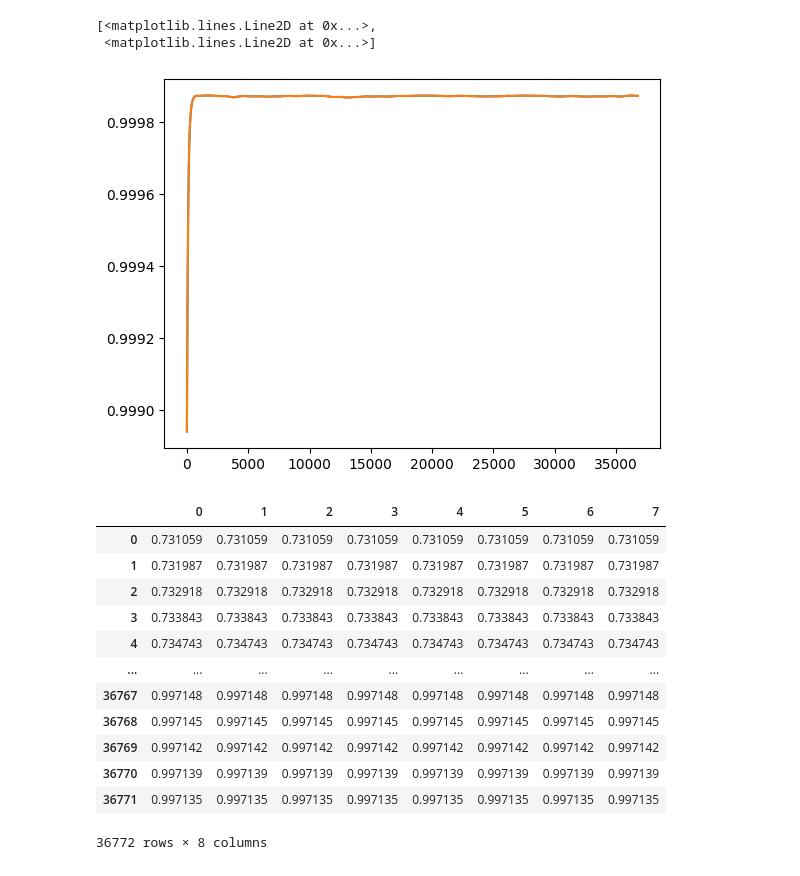
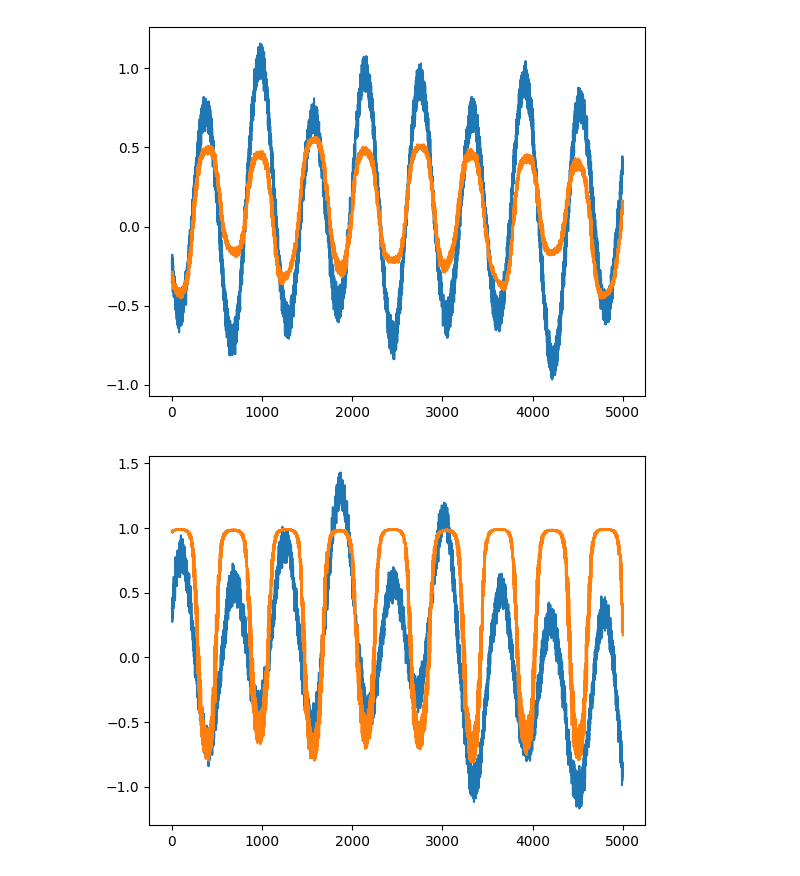
Before and after one commit to AndresFrancoG/MLModels, a Jupyter notebook: notebooks/multilayer_perceptron.ipynb, the cells around one changed output. Saved outputs shown, nothing was run; the diff lists cells and outputs as text; code cells hidden in the pictures.

```diff
--- a/notebooks/multilayer_perceptron.ipynb
+++ b/notebooks/multilayer_perceptron.ipynb
@@ -12,3 +38,19 @@ import utils as utl
+# %%
+# __init__
+inputs = len(X.columns)
+M = 5
+outputs = len(y.columns)
+max_epochs = 100e3
+basis_function = 'tanh'
+factor = 1
+# Initial weigths
+w1 = factor*init_w(M, inputs+1)
+w2 = factor*init_w(outputs, M+1)
+
+w1_init = np.copy(w1)
+w2_init = np.copy(w2)
+thr = 1e-12
+eta_b = 1e-3
 # %%
 def basis_transform(a: List, basis_function: str = 'sigmoid') -> pd.DataFrame:
     match basis_function:
@@ -91,22 +94,0 @@ z = predict_sl(h, w2, basis_function= basis_function)
-# %%
-plt.plot(z)
-# %% [output]
-[<matplotlib.lines.Line2D at 0x...>,
- <matplotlib.lines.Line2D at 0x...>]
-[figure, removed]
-# %%
-h
-# %% [output]
-|  | 0 | 1 | 2 | 3 | 4 | 5 | 6 | 7 |
-| 0 | 0.731059 | 0.731059 | 0.731059 | 0.731059 | 0.731059 | 0.731059 | 0.731059 | 0.731059 |
-| 1 | 0.731987 | 0.731987 | 0.731987 | 0.731987 | 0.731987 | 0.731987 | 0.731987 | 0.731987 |
-| 2 | 0.732918 | 0.732918 | 0.732918 | 0.732918 | 0.732918 | 0.732918 | 0.732918 | 0.732918 |
-| 3 | 0.733843 | 0.733843 | 0.733843 | 0.733843 | 0.733843 | 0.733843 | 0.733843 | 0.733843 |
-| 4 | 0.734743 | 0.734743 | 0.734743 | 0.734743 | 0.734743 | 0.734743 | 0.734743 | 0.734743 |
-| ... | ... | ... | ... | ... | ... | ... | ... | ... |
-| 36767 | 0.997148 | 0.997148 | 0.997148 | 0.997148 | 0.997148 | 0.997148 | 0.997148 | 0.997148 |
-| 36768 | 0.997145 | 0.997145 | 0.997145 | 0.997145 | 0.997145 | 0.997145 | 0.997145 | 0.997145 |
-| 36769 | 0.997142 | 0.997142 | 0.997142 | 0.997142 | 0.997142 | 0.997142 | 0.997142 | 0.997142 |
-| 36770 | 0.997139 | 0.997139 | 0.997139 | 0.997139 | 0.997139 | 0.997139 | 0.997139 | 0.997139 |
-| 36771 | 0.997135 | 0.997135 | 0.997135 | 0.997135 | 0.997135 | 0.997135 | 0.997135 | 0.997135 |
-36772 rows × 8 columns
@@ -112,0 +145,11 @@ h
+# %%
+h_pred, y_pred = predict(X)
+plt.plot(y.iloc[:,0])
+plt.plot(y_pred.iloc[:,0])
+plt.show()
+plt.plot(y.iloc[:,1])
+plt.plot(y_pred.iloc[:,1])
+plt.show()
+# %% [output]
+[figure, added]
+[figure, added]
```
Also changed, not shown: parts of 10 cells of this notebook, 2 other files.
